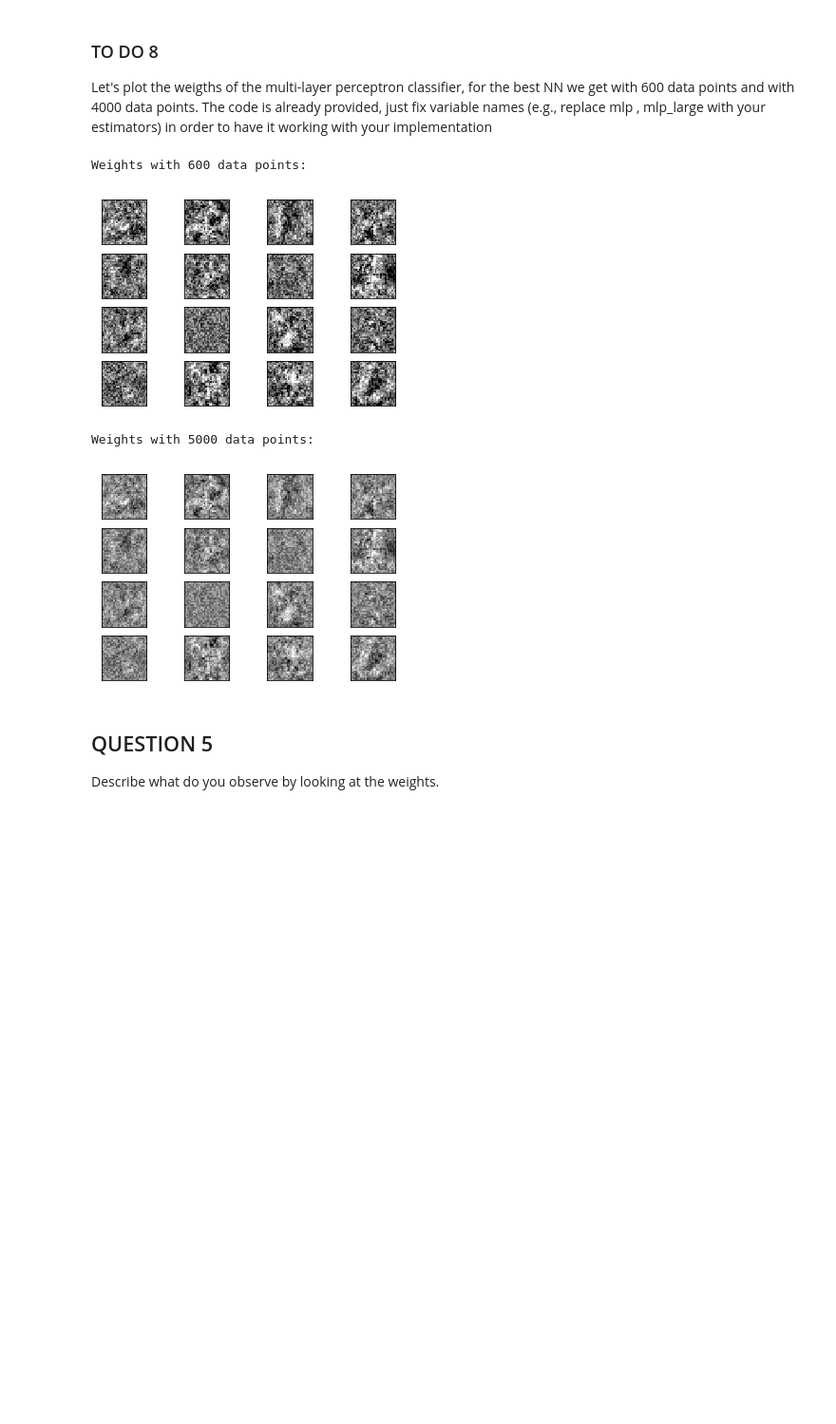
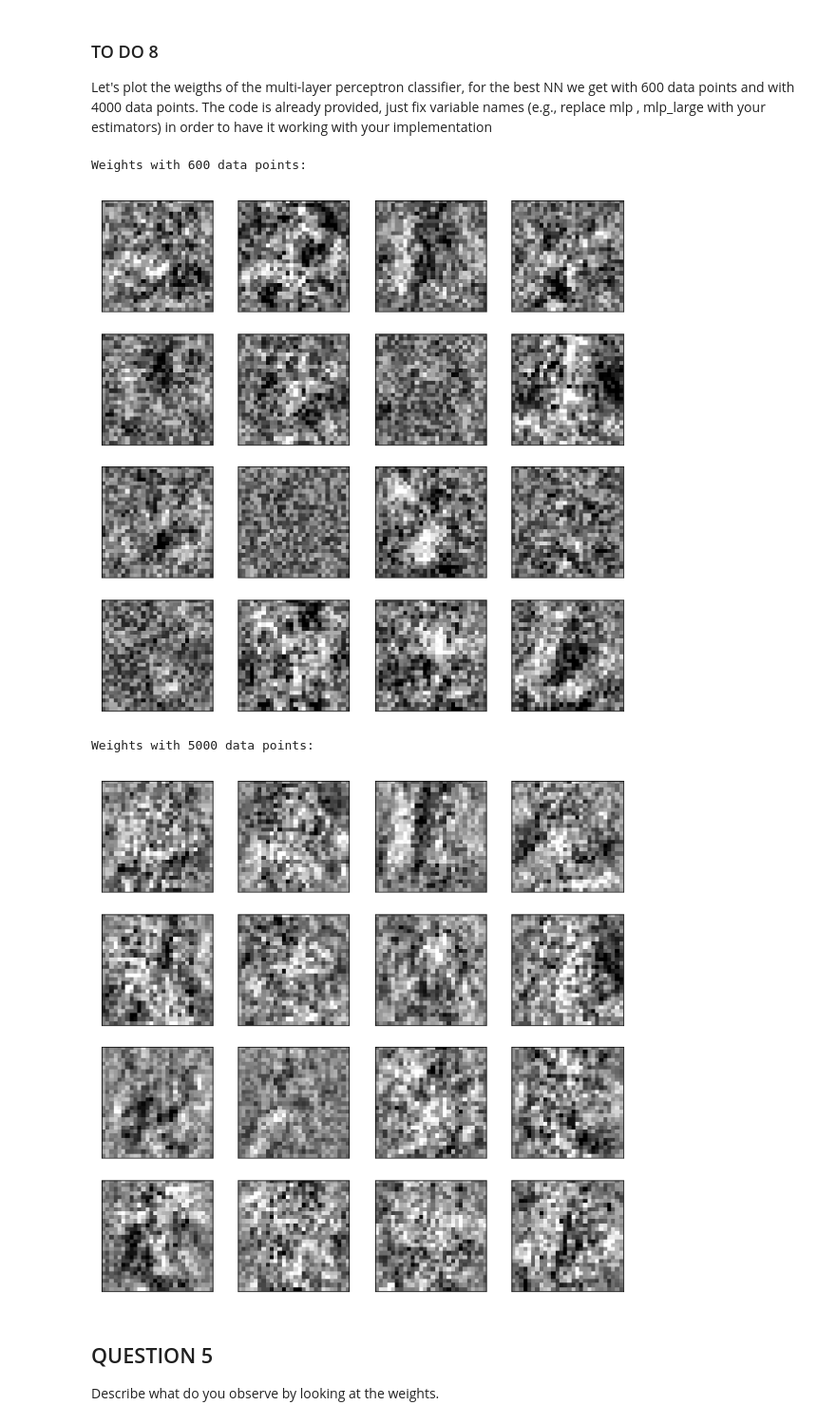
Before and after one commit to aidinattar/MachineLearning_Projects, a Jupyter notebook: Neural_Networks/Attar_Aidin_LAB3_Characters_Classification_with_Neural_Networks.ipynb, the cells around one changed output. Shown at 95% size. Saved outputs shown, nothing was run; the diff lists cells and outputs as text; code cells hidden in the pictures; blank space fills up the shorter version.

```diff
--- a/Neural_Networks/Attar_Aidin_LAB3_Characters_Classification_with_Neural_Networks.ipynb
+++ b/Neural_Networks/Attar_Aidin_LAB3_Characters_Classification_with_Neural_Networks.ipynb
@@ -425,8 +414,7 @@ lr_list = [0.0002, 0.002, 0.02, 0.2]
 scores = {}
 parameters = {'learning_rate_init': lr_list}
 
-#ADD YOUR CODE
-mlp = MLPClassifier(max_iter=4000, alpha=1e-4, solver='sgd',
+mlp = MLPClassifier(max_iter=2000, alpha=1e-4, solver='sgd',
                     tol=1e-4, random_state=ID,
                     hidden_layer_sizes=best_layer_size,
                     batch_size=best_batch_size,
@@ -438,18 +426,14 @@ clf.fit(X_train, y_train)
 print ('RESULTS FOR NN\n')
 
 print("Best parameters set found:")
-#ADD YOUR CODE
 print(clf.best_params_)
 #best_learning_rate = clf.best_params_['learning_rate_init']
 best_learning_rate = 0.02
 
 print("Score with best parameters:")
-#ADD YOUR CODE
 print(clf.best_score_)
 
-
 print("\nAll scores on the grid:")
-#ADD YOUR CODE
 #print(clf.cv_results_)
 
 # using pandas for better view
@@ -533,0 +525,16 @@ Training loss did not improve more than tol=0.000100 for 50 consecutive epochs.
+# %%
+fig, ax = plt.subplots(figsize=(10, 10))
+for l in lr_list:
+    mlp = MLPClassifier(max_iter=100, alpha=1e-4, solver='sgd',
+                        tol=1e-4, random_state=ID,
+                        hidden_layer_sizes=40,
+                        batch_size=32,
+                        n_iter_no_change=100,
+                        learning_rate_init=l,
+                        verbose=False)
+    mlp.fit(X_train, y_train)
+    ax.plot(mlp.loss_curve_, label = 'learning rate = ' + str(l))
+ax.set_xlabel('n_iter')
+ax.set_ylabel('loss')
+ax.legend()
+plt.show()
@@ -533,0 +543,16 @@ Training loss did not improve more than tol=0.000100 for 50 consecutive epochs.
+# %%
+fig, ax = plt.subplots(figsize=(10, 10))
+for l in lr_list:
+    mlp = MLPClassifier(max_iter=2000, alpha=1e-4, solver='sgd',
+                        tol=1e-4, random_state=ID,
+                        hidden_layer_sizes=(35,30,35),
+                        batch_size=429,
+                        #n_iter_no_change=100,
+                        learning_rate_init=l,
+                        verbose=False)
+    mlp.fit(X_train, y_train)
+    ax.plot(mlp.loss_curve_, label = 'learning rate = ' + str(l))
+ax.set_xlabel('n_iter')
+ax.set_ylabel('loss')
+ax.legend()
+plt.show()
@@ -723,32 +739,32 @@ Let's plot the weigths of the multi-layer perceptron classifier, for the best NN
 # %%
 print("Weights with 600 data points:")
 
-fig, axes = plt.subplots(4, 4)
+fig, axes = plt.subplots(4, 4, figsize=(10,10))
 vmin, vmax = mlp.coefs_[0].min(), mlp.coefs_[0].max()
 for coef, ax in zip(mlp.coefs_[0].T, axes.ravel()):
     ax.matshow(coef.reshape(28, 28), cmap=plt.cm.gray, vmin=.5 * vmin,
                vmax=.5 * vmax)
     ax.set_xticks(())
     ax.set_yticks(())
 
 plt.show()
 
 
 print("Weights with 5000 data points:")
 
-fig, axes = plt.subplots(4, 4)
+fig, axes = plt.subplots(4, 4, figsize=(10,10))
 vmin, vmax = mlp_large.coefs_[0].min(), mlp_large.coefs_[0].max()
-for coef, ax in zip(mlp.coefs_[0].T, axes.ravel()):
+for coef, ax in zip(mlp_large.coefs_[0].T, axes.ravel()):
     ax.matshow(coef.reshape(28, 28), cmap=plt.cm.gray, vmin=.5 * vmin,
                vmax=.5 * vmax)
     ax.set_xticks(())
     ax.set_yticks(())
 plt.show()
 # %% [output]
 Weights with 600 data points:
-[figure, old version]
+[figure, new version]
 Weights with 5000 data points:
-[figure, old version]
+[figure, new version]
 # %% [markdown]
 ## QUESTION 5
 
```
Also changed, not shown: parts of 21 cells of this notebook.
